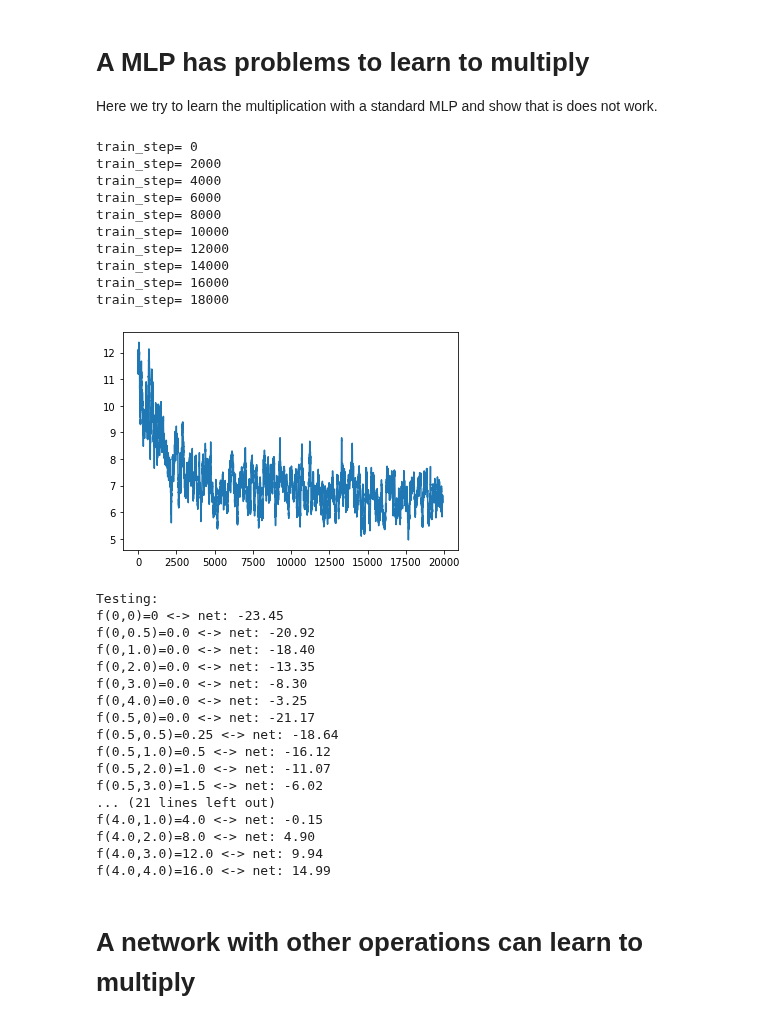
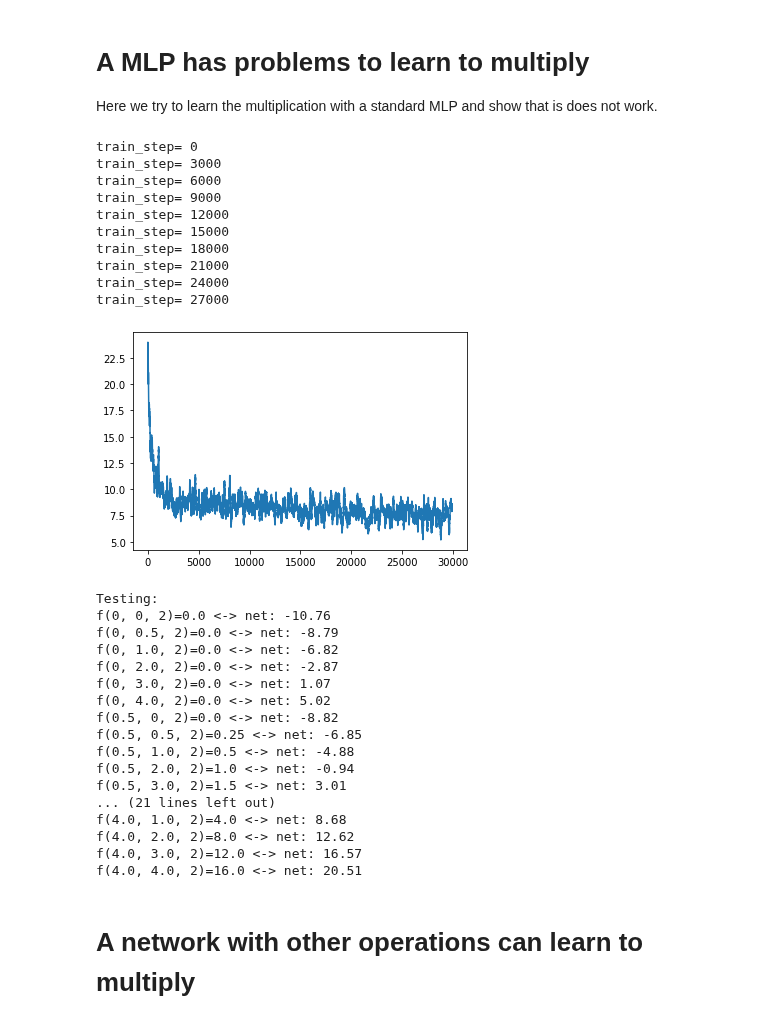
Before and after one commit to juebrauer/central, a Jupyter notebook: 011_pytorch_learn_to_multiply/pytorch_learn_to_multiply.ipynb, the cells around one changed output. Cells and saved outputs as stored; diff of their text form; code cells hidden in the pictures.

Commit message:
New network now learns to multiply x1*x2 if three inputs x1,x2,x3 is given and underliying ground truth function f is f(x1,x2,x3)=x1*x2

```diff
--- a/011_pytorch_learn_to_multiply/pytorch_learn_to_multiply.ipynb
+++ b/011_pytorch_learn_to_multiply/pytorch_learn_to_multiply.ipynb
@@ -17,6 +17,7 @@ import matplotlib.pyplot as plt
 def get_ground_truth_output_from_input_tensor(input_vec):
     x1 = input_vec[0].item()
     x2 = input_vec[1].item()
+    x3 = input_vec[2].item()
 
     # target is x1*x2
     return torch.tensor( [x1*x2] )
@@ -43,7 +44,8 @@ class net1(torch.nn.Module):
 def learn(net, nr_train_steps):
 
     loss_fn = torch.nn.L1Loss()
-    optimizer = torch.optim.SGD(net.parameters(), lr=0.001)
+    #loss_fn = torch.nn.MSELoss()
+    optimizer = torch.optim.SGD(net.parameters(), lr=0.0001)
 
     list_of_errors = []
     list_of_avg_errors = []
@@ -56,7 +58,8 @@ def learn(net, nr_train_steps):
         # generate a training sample
         x1 = numpy.random.uniform(low=0.0, high=10.0)
         x2 = numpy.random.uniform(low=0.0, high=10.0)
-        input_vec   = torch.tensor([x1,x2])
+        x3 = numpy.random.uniform(low=0.0, high=10.0)
+        input_vec   = torch.tensor([x1,x2,x3])
         teacher_vec = get_ground_truth_output_from_input_tensor( input_vec )
         #print( f"{input_vec} --> {teacher_vec}" )
 
@@ -89,46 +92,46 @@ def learn(net, nr_train_steps):
 
     print("Testing:")
     numbers = [0, 0.5, 1.0, 2.0, 3.0, 4.0]
+    x3 = 2
     for x1 in numbers:
         for x2 in numbers:
-            input_vec = torch.tensor([x1,x2], dtype=torch.float32)
+            input_vec = torch.tensor([x1,x2,x3], dtype=torch.float32)
             y_pred = net(input_vec)
 
-            input_tensor = torch.tensor([x1,x2])
-            gt = get_ground_truth_output_from_input_tensor( input_tensor )
-            print( f"f({x1},{x2})={gt.detach().numpy()[0]} <-> net: {y_pred.detach().numpy()[0]:.2f}" )
+            gt = get_ground_truth_output_from_input_tensor( input_vec )
+            print( f"f({x1}, {x2}, {x3})={gt.detach().numpy()[0]} <-> net: {y_pred.detach().numpy()[0]:.2f}" )
 # %%
-my_net1 = net1(2,100,1)
-learn(net=my_net1, nr_train_steps=20000)
+my_net1 = net1(3,100,1)
+learn(net=my_net1, nr_train_steps=30000)
 # %% [output]
 train_step= 0
-train_step= 2000
-train_step= 4000
+train_step= 3000
 train_step= 6000
-train_step= 8000
-train_step= 10000
+train_step= 9000
 train_step= 12000
-train_step= 14000
-train_step= 16000
+train_step= 15000
 train_step= 18000
+train_step= 21000
+train_step= 24000
+train_step= 27000
-[figure, old version]
+[figure, new version]
 Testing:
-f(0,0)=0 <-> net: -23.45
-f(0,0.5)=0.0 <-> net: -20.92
-f(0,1.0)=0.0 <-> net: -18.40
-f(0,2.0)=0.0 <-> net: -13.35
-f(0,3.0)=0.0 <-> net: -8.30
-f(0,4.0)=0.0 <-> net: -3.25
-f(0.5,0)=0.0 <-> net: -21.17
-f(0.5,0.5)=0.25 <-> net: -18.64
-f(0.5,1.0)=0.5 <-> net: -16.12
-f(0.5,2.0)=1.0 <-> net: -11.07
-f(0.5,3.0)=1.5 <-> net: -6.02
+f(0, 0, 2)=0.0 <-> net: -10.76
+f(0, 0.5, 2)=0.0 <-> net: -8.79
+f(0, 1.0, 2)=0.0 <-> net: -6.82
+f(0, 2.0, 2)=0.0 <-> net: -2.87
+f(0, 3.0, 2)=0.0 <-> net: 1.07
+f(0, 4.0, 2)=0.0 <-> net: 5.02
+f(0.5, 0, 2)=0.0 <-> net: -8.82
+f(0.5, 0.5, 2)=0.25 <-> net: -6.85
+f(0.5, 1.0, 2)=0.5 <-> net: -4.88
+f(0.5, 2.0, 2)=1.0 <-> net: -0.94
+f(0.5, 3.0, 2)=1.5 <-> net: 3.01
 ... (21 lines left out)
-f(4.0,1.0)=4.0 <-> net: -0.15
-f(4.0,2.0)=8.0 <-> net: 4.90
-f(4.0,3.0)=12.0 <-> net: 9.94
-f(4.0,4.0)=16.0 <-> net: 14.99
+f(4.0, 1.0, 2)=4.0 <-> net: 8.68
+f(4.0, 2.0, 2)=8.0 <-> net: 12.62
+f(4.0, 3.0, 2)=12.0 <-> net: 16.57
+f(4.0, 4.0, 2)=16.0 <-> net: 20.51
 # %% [markdown]
 # A network with other operations can learn to multiply
 # %% [markdown]
```
Also changed, not shown: parts of 7 cells of this notebook.
